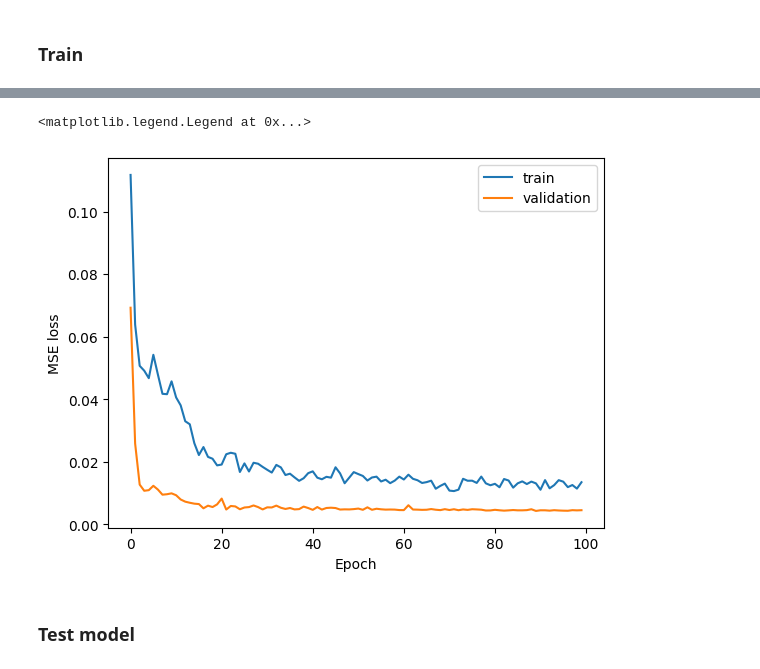
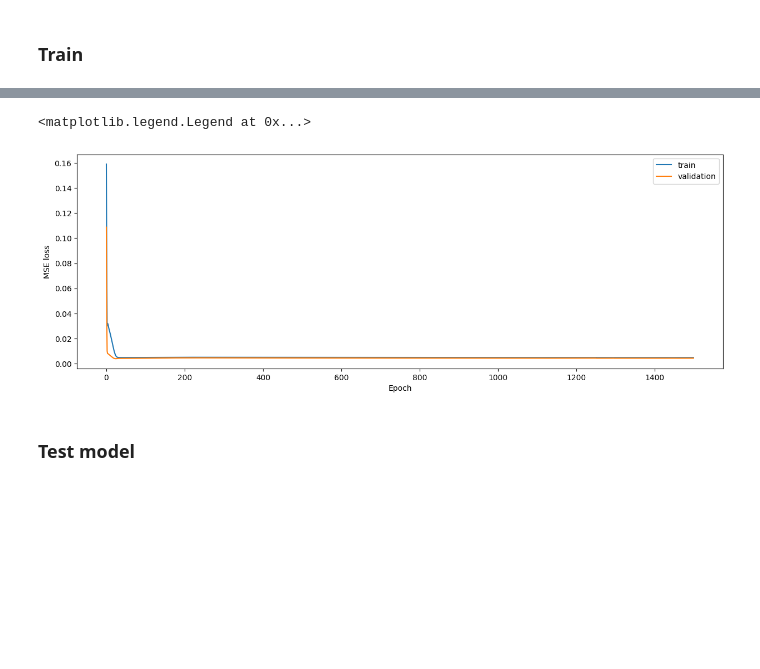
Before and after one commit to dangnguyen2910/temperature_forecasting, a Jupyter notebook: src/lstm.ipynb, the cells around one changed output, grey strips where cells are left out. Drawn from its saved outputs; the diff is of its cells as text; code cells hidden in the pictures; blank space fills up the shorter version.

```diff
--- a/src/lstm.ipynb
+++ b/src/lstm.ipynb
@@ -82,8 +112,9 @@ Differencing order: 1
 # %% [markdown]
 ### Split train test set
 # %%
-train = temp[temp.index <= pd.to_datetime('2024/09/15')]
-test = temp[temp.index > pd.to_datetime('2024/09/15')]
+train = temp_lag[temp_lag.index <= pd.to_datetime('2024/09/15')]
+test = temp_lag[temp_lag.index > pd.to_datetime('2024/09/15')]
+
 print(f"Train: {train.shape}")
 print(f"Test: {test.shape}")
 # %% [output]
@@ -153,31 +180,35 @@ test_dataloader = DataLoader(test_dataset, batch_size=batch, shuffle=False)
 ### Define model
 # %%
 class LstmOneHorizon(nn.Module):
-    def __init__(self):
+    def __init__(self,hidden_size1 = 32, num_layers=1):
         super().__init__()
-        hidden_size1 = 50
-        self.lstm1 = nn.LSTM(input_size = 1, hidden_size= hidden_size1, num_layers=1, batch_first=True)
-        self.regressor = nn.Linear(in_features=50, out_features=1)
+        self.lstm1 = nn.LSTM(input_size = 1, hidden_size= hidden_size1, num_layers=num_layers, batch_first=True)
+        self.regressor = nn.Linear(in_features=hidden_size1, out_features=1)
+        self.flatten = nn.Flatten()
 
     def forward(self, x):
         _, (x, _) = self.lstm1(x)
+        if (x.size(0) != 1):
+            x = self.flatten(x)
         x = self.regressor(x)
 
         return x.squeeze()
 # %%
-model = LstmOneHorizon().to(device)
+num_layers = 1
+
+model = LstmOneHorizon(hidden_size1=32).to(device)
 loss_fn = nn.MSELoss()
-optimizer = torch.optim.Adam(model.parameters(), lr=0.001)
+optimizer = torch.optim.Adam(model.parameters(), lr=0.001, weight_decay=0.00001)
+scheduler = torch.optim.lr_scheduler.ReduceLROnPlateau(optimizer, patience=10, factor=0.5)
 # %% [markdown]
 ### Train
 # %%
-epochs = 100
+epochs = 1500
 train_loss = []
 test_loss = []
-train_rmse = []
-val_rmse = []
 best_test_loss = 10000
 
+print(f"Lags: {lags}")
 
 for epoch in range(epochs):
     print('-' * 100)
@@ -192,6 +223,13 @@ for epoch in range(epochs):
 
         optimizer.zero_grad()
         output = model(features)
+
+        # In case batch only has 1 sample, output will be of shape []
+        # The below "if" is to transform shape to [1] to make it comparable with
+        # the target
+        if (output.size() == torch.Size([])):
+            output = output.unsqueeze(0)
+
         loss = loss_fn(output, target)
         loss.backward()
         optimizer.step()
@@ -199,7 +237,6 @@ for epoch in range(epochs):
         loss_train_batch += loss.item()
 
     train_loss.append(loss_train_batch/len(train_dataloader))
-    print(f'Loss: {loss_train_batch/len(train_dataloader)}')
 
 
     model.eval()
@@ -210,6 +247,13 @@ for epoch in range(epochs):
             target = target.to(device)
 
             output = model(features)
+
+            # In case batch only has 1 sample, output will be of shape []
+            # The below "if" is to transform shape to [1] to make it comparable with
+            # the target
+            if (output.size() == torch.Size([])):
+                output = output.unsqueeze(0)
+
             vloss = loss_fn(output, target)
 
             loss_val_batch += vloss.item()
@@ -220,9 +264,8 @@ for epoch in range(epochs):
     if (loss_val_batch < best_test_loss):
         best_test_loss = loss_val_batch
         print("New best model found")
-        torch.save(model.state_dict(), f'../model/temp_norm_LstmMlp_ts{lags}_b{batch}.pth')
 
-
+plt.figure(figsize=(15,5))
 plt.plot(np.arange(len(train_loss), dtype=int), train_loss, label='train')
 plt.plot(np.arange(len(test_loss), dtype=int), test_loss, label= 'validation')
 plt.xlabel("Epoch")
@@ -249,5 +292,5 @@ Train loss: 0.013440154217691585, Validation loss: 0.004487919854000211
 <matplotlib.legend.Legend at 0x...>
-[figure, old version]
+[figure, new version]
 # %% [markdown]
 ### Test model
 # %%
```
Also changed, not shown: parts of 25 cells of this notebook.
